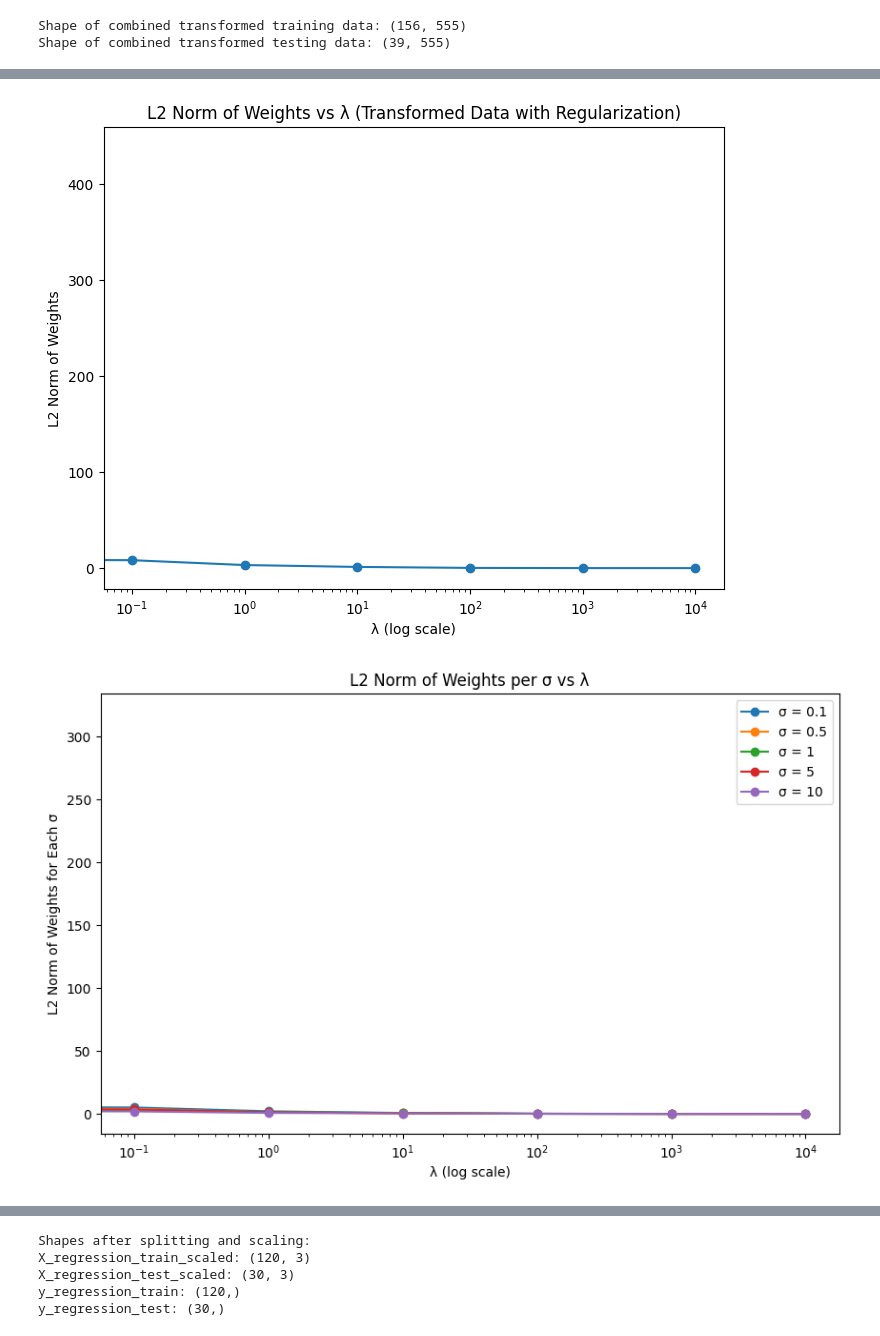
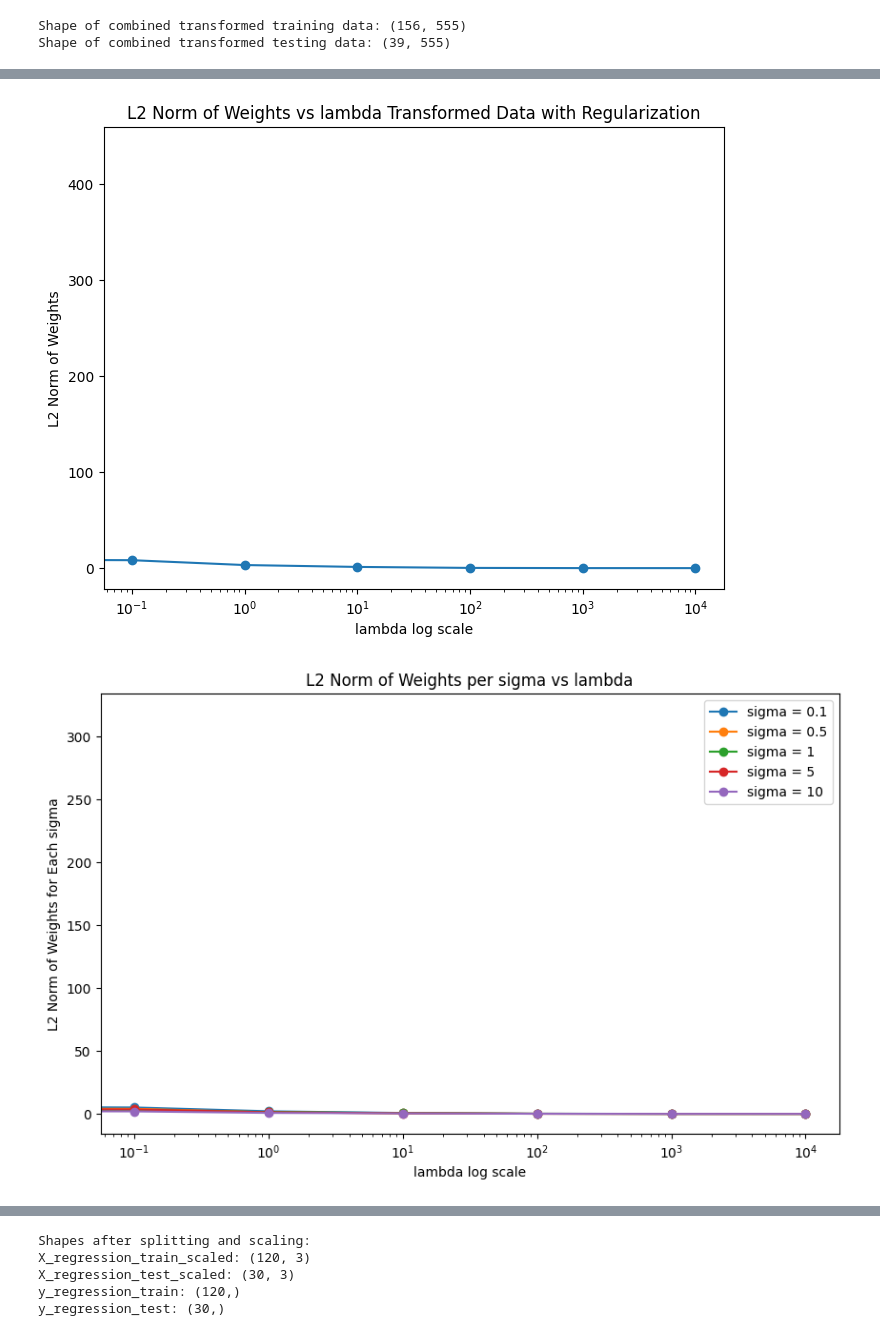
Before and after one commit to NikhilGeorge01/ML-Prac, a Jupyter notebook: MLAssignment.ipynb, the cells around one changed output, grey strips where cells are left out. Saved outputs shown, nothing was run; the diff lists cells and outputs as text; code cells hidden in the pictures.

```diff
--- a/MLAssignment.ipynb
+++ b/MLAssignment.ipynb
@@ -212,47 +217,46 @@ plt.show()
 # %%
+# Plot L2 norm of weights vs lambda for transformed and regularized data.
 plt.figure(figsize=(8, 6))
 plt.plot(lambdas_transformed, l2_norms_transformed_reg, marker='o')
 plt.xscale("log")
-plt.xlabel("λ (log scale)")
+plt.xlabel("lambda log scale")
 plt.ylabel("L2 Norm of Weights")
-plt.title("L2 Norm of Weights vs λ (Transformed Data with Regularization)")
+plt.title("L2 Norm of Weights vs lambda Transformed Data with Regularization")
 plt.show()
 # %% [output]
-[figure, old version]
+[figure, new version]
 # %%
+# Plot L2 norm of weights per sigma vs lambda for transformed and regularized data.
 l2_norms_per_sigma = {sigma: [] for sigma in sigmas}
 
 for l in lambdas_transformed:
     if l == 0:
         model = LogisticRegression(penalty=None, solver="lbfgs", max_iter=10000)
     else:
         model = LogisticRegression(penalty="l2", C=1/l, solver="lbfgs", max_iter=10000)
 
     model.fit(X_train_combined, y_train)
 
-    # Calculate slice indices for each sigma
     feature_start_index = 0
     for i, sigma in enumerate(sigmas):
-        num_features_per_sigma = 1 + 5 * X_train.shape[1] # 1 for bias, 5 for basis functions per original feature
+        num_features_per_sigma = 1 + 5 * X_train.shape[1]
         feature_end_index = feature_start_index + num_features_per_sigma
 
-        # Extract weights for the current sigma (excluding bias)
         weights_sigma = model.coef_.flatten()[feature_start_index + 1 : feature_end_index]
 
-        # Calculate L2 norm and store
         l2_norms_per_sigma[sigma].append(np.linalg.norm(weights_sigma, 2))
 
         feature_start_index = feature_end_index
 
 plt.figure(figsize=(10, 6))
 for sigma in sigmas:
-    plt.plot(lambdas_transformed, l2_norms_per_sigma[sigma], marker='o', label=f'σ = {sigma}')
+    plt.plot(lambdas_transformed, l2_norms_per_sigma[sigma], marker='o', label=f'sigma = {sigma}')
 
 plt.xscale("log")
-plt.xlabel("λ (log scale)")
-plt.ylabel("L2 Norm of Weights for Each σ")
-plt.title("L2 Norm of Weights per σ vs λ")
+plt.xlabel("lambda log scale")
+plt.ylabel("L2 Norm of Weights for Each sigma")
+plt.title("L2 Norm of Weights per sigma vs lambda")
 plt.legend()
 plt.show()
 # %% [output]
-[figure, old version]
+[figure, new version]
```
Also changed, not shown: parts of 17 cells of this notebook.
